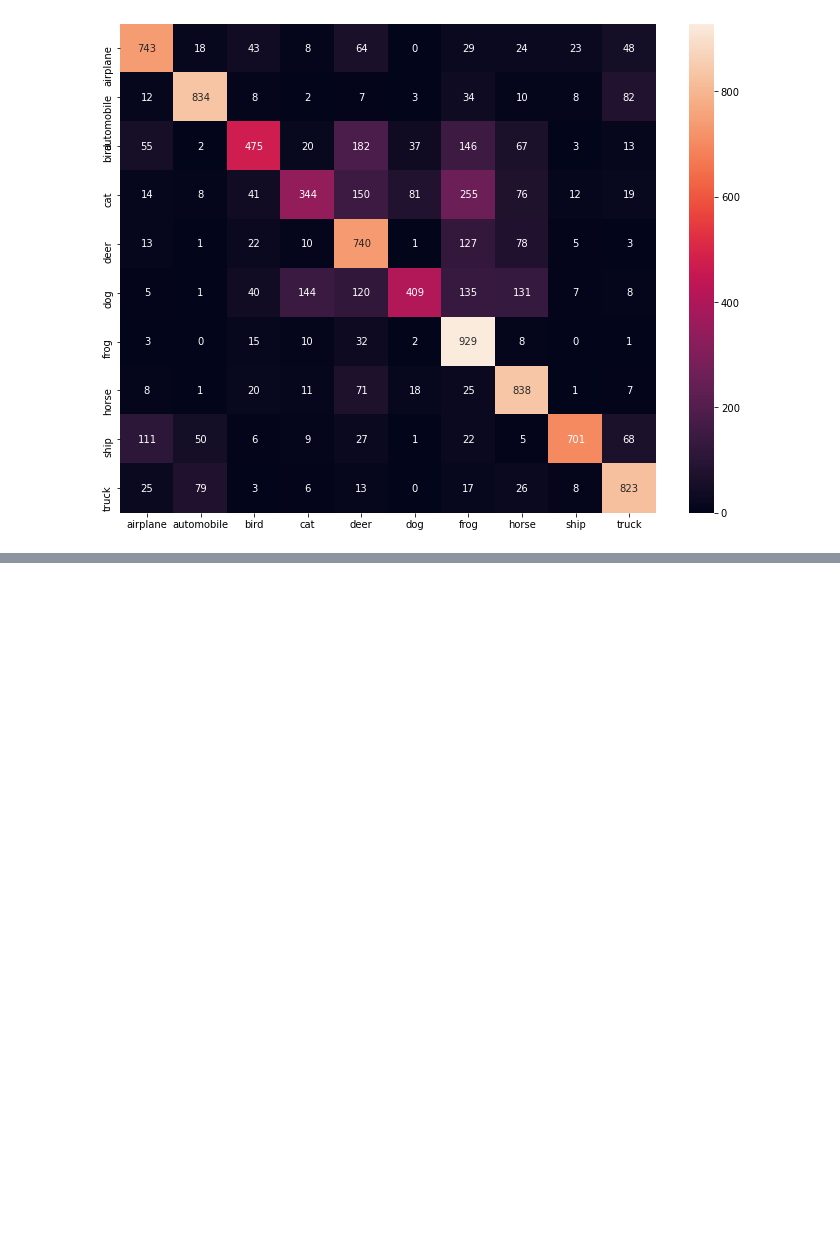
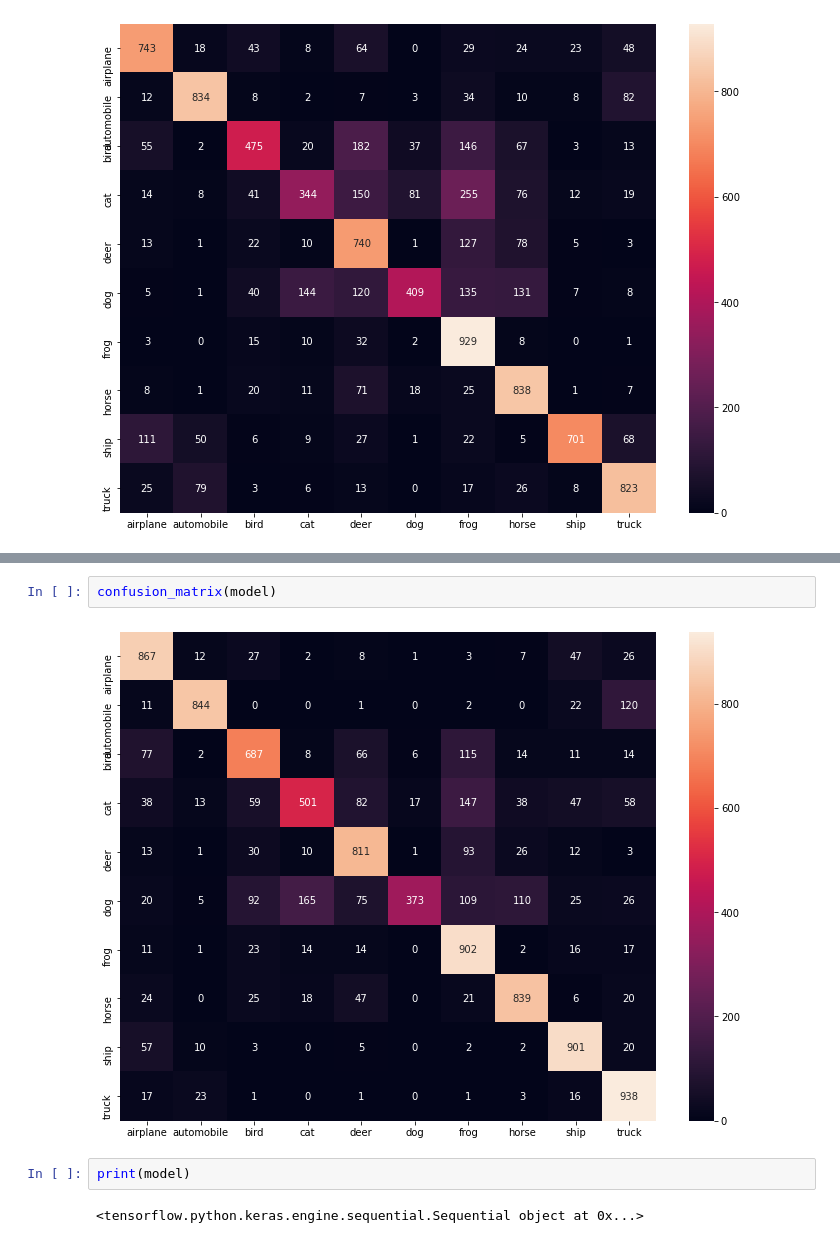
Before and after one commit to IssamBouzidi/cifar-10, a Jupyter notebook: src/cifar.ipynb, the cells around one changed output, grey strips where cells are left out. Saved outputs shown, nothing was run; the diff lists cells and outputs as text; blank space fills up the shorter version.

```diff
--- a/src/cifar.ipynb
+++ b/src/cifar.ipynb
@@ -539,0 +639,8 @@ confusion_matrix(model)
+# %%
+confusion_matrix(model)
+# %% [output]
+[figure, added]
+# %%
+print(model)
+# %% [output]
+<tensorflow.python.keras.engine.sequential.Sequential object at 0x...>
```
Also changed, not shown: parts of 8 cells of this notebook.
